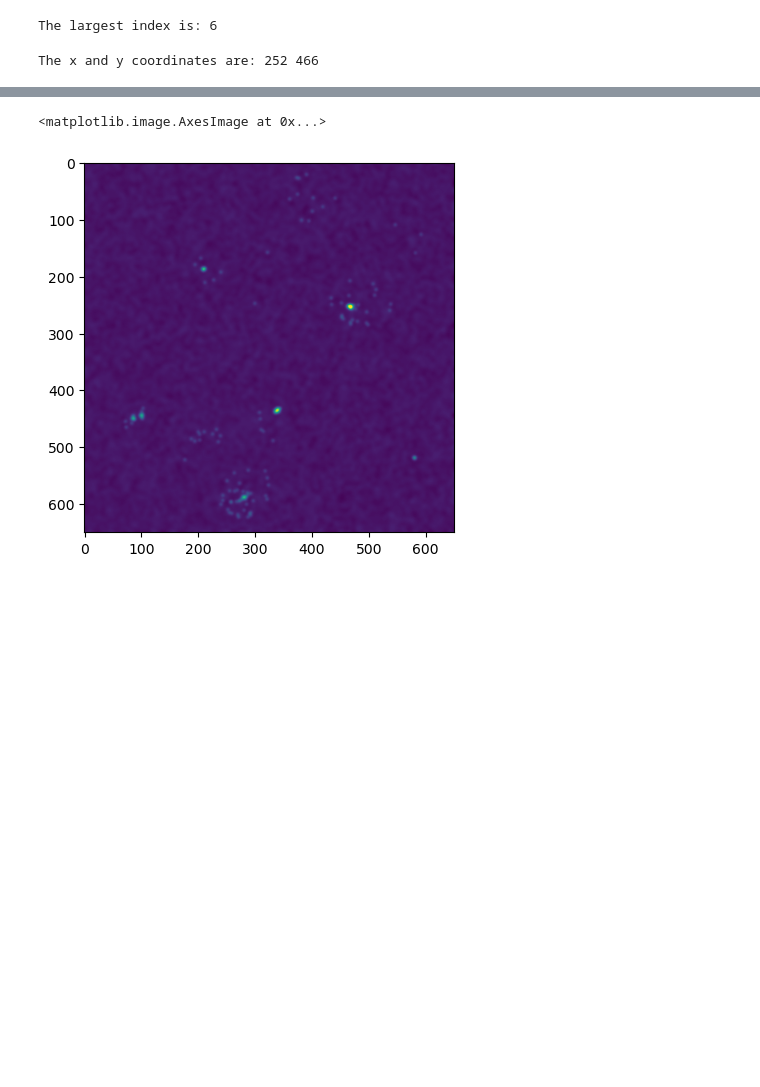
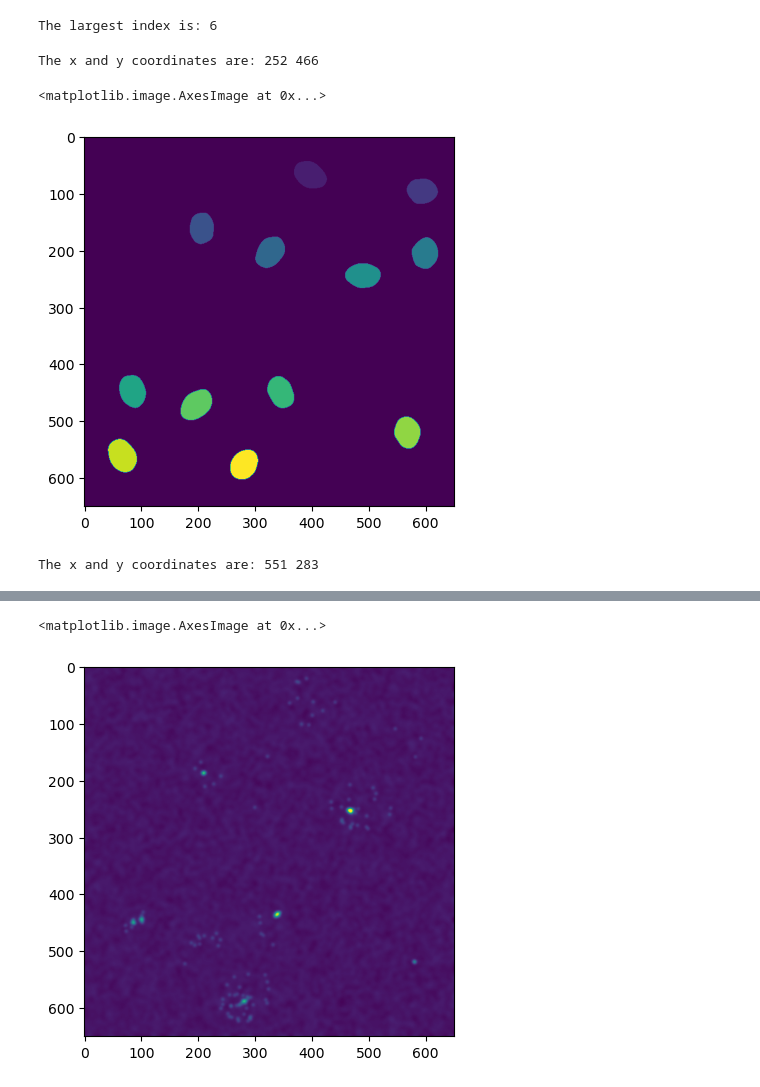
Before and after one commit to Munsky/UQbio2024_Team4, a Jupyter notebook: Project_Jakini.ipynb, the cells around one changed output, grey strips where cells are left out. Saved outputs shown, nothing was run; the diff lists cells and outputs as text; code cells hidden in the pictures; blank space fills up the shorter version.

```diff
--- a/Project_Jakini.ipynb
+++ b/Project_Jakini.ipynb
@@ -132,3 +130,41 @@ print("The x and y coordinates are:", xindex, yindex)
 # Therefore, your plot looks flipped and you read it along the y-axis first, then the x-axis.
 # %% [output]
 The x and y coordinates are: 252 466
+# %%
+# Importing the image as variable img1
+figName = 'Drug1_1000nM_masks/rep1_FOV1_mask.tif'
+img1 = imread(str(figName))
+type(img1)
+plt.imshow(img1)
+# %% [output]
+<matplotlib.image.AxesImage at 0x...>
+[figure, added]
+# %%
+# Find the x and y coordinates of the largest index:
+
+def find_xy_coordinates(pixels):
+    xy = pixels[0,0]
+    xindex = 0
+    yindex = 0
+    i = 1
+
+    while i < pixels.shape[0]:
+        for j in range(pixels.shape[1]):
+            if pixels[i,j] > xy:
+                xy = pixels[i,j]
+                xindex = i
+                yindex = j
+        i += 1
+        j += 1
+
+    return xindex, yindex
+
+# Example usage:
+pixels = img1[:,:]
+xindex, yindex = find_xy_coordinates(pixels)
+print("The x and y coordinates are:", xindex, yindex)
+
+# Note: Python plots similar to matrices with row first, column second.
+# Therefore, your plot looks flipped and you read it along the y-axis first, then the x-axis.
+# %% [output]
+The x and y coordinates are: 551 283
```
Also changed, not shown: parts of 2 cells of this notebook, 1 other file.
